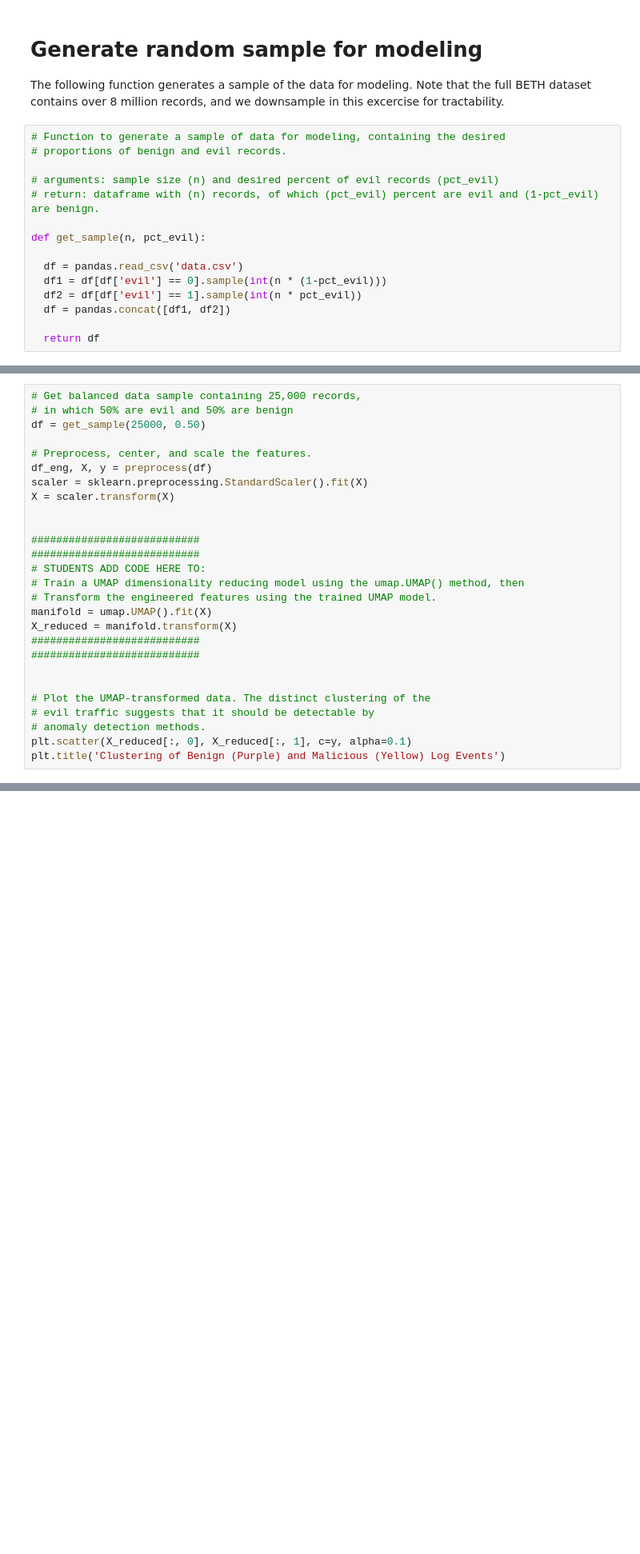
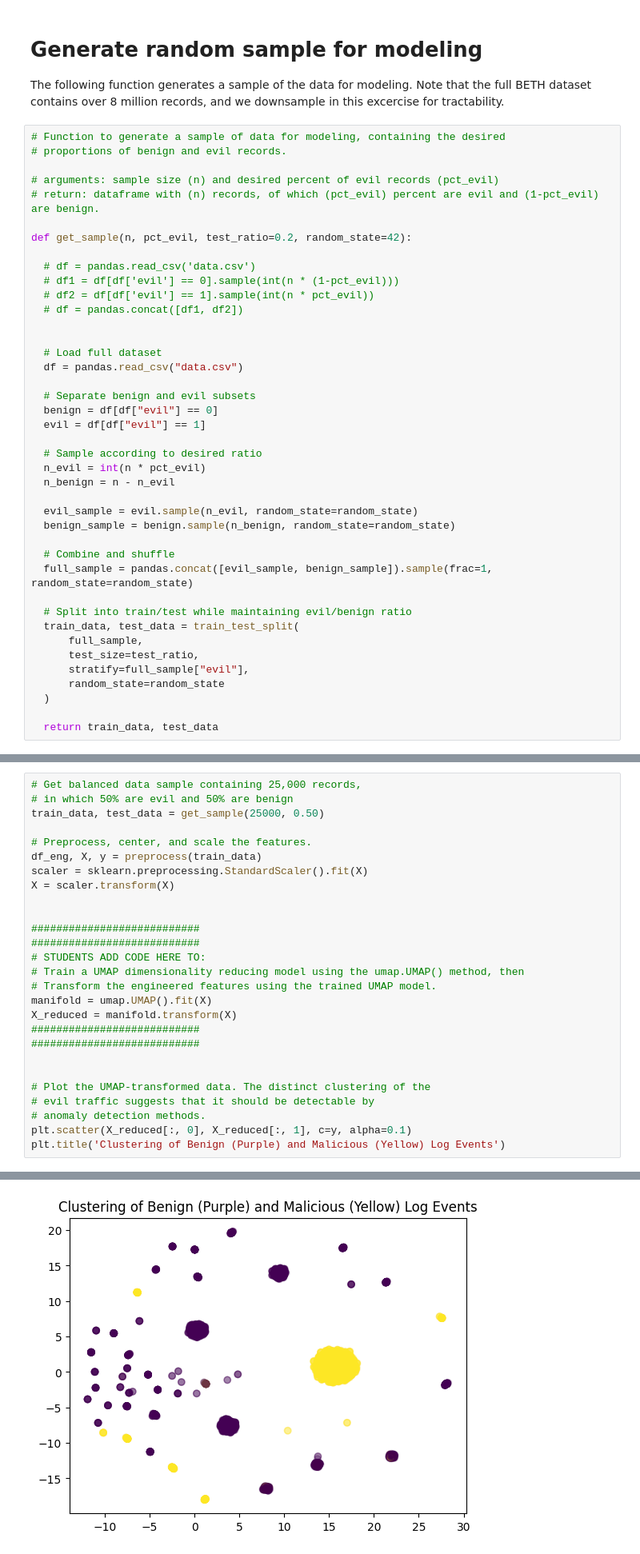
Before and after one commit to dcortese8/InfoSec-World-DS-Lab, a Jupyter notebook: InfoSecWorld_Complete_Notebook.ipynb, the cells around one changed output, grey strips where cells are left out. Shown at 80% size. Cells and saved outputs as stored; diff of their text form; blank space fills up the shorter version.

```diff
--- a/InfoSecWorld_Complete_Notebook.ipynb
+++ b/InfoSecWorld_Complete_Notebook.ipynb
@@ -221,14 +283,40 @@ The following function generates a sample of the data for modeling. Note that th
 # arguments: sample size (n) and desired percent of evil records (pct_evil)
 # return: dataframe with (n) records, of which (pct_evil) percent are evil and (1-pct_evil) are benign.
 
-def get_sample(n, pct_evil):
+def get_sample(n, pct_evil, test_ratio=0.2, random_state=42):
 
-  df = pandas.read_csv('data.csv')
-  df1 = df[df['evil'] == 0].sample(int(n * (1-pct_evil)))
-  df2 = df[df['evil'] == 1].sample(int(n * pct_evil))
-  df = pandas.concat([df1, df2])
+  # df = pandas.read_csv('data.csv')
+  # df1 = df[df['evil'] == 0].sample(int(n * (1-pct_evil)))
+  # df2 = df[df['evil'] == 1].sample(int(n * pct_evil))
+  # df = pandas.concat([df1, df2])
 
-  return df
+
+  # Load full dataset
+  df = pandas.read_csv("data.csv")
+
+  # Separate benign and evil subsets
+  benign = df[df["evil"] == 0]
+  evil = df[df["evil"] == 1]
+
+  # Sample according to desired ratio
+  n_evil = int(n * pct_evil)
+  n_benign = n - n_evil
+
+  evil_sample = evil.sample(n_evil, random_state=random_state)
+  benign_sample = benign.sample(n_benign, random_state=random_state)
+
+  # Combine and shuffle
+  full_sample = pandas.concat([evil_sample, benign_sample]).sample(frac=1, random_state=random_state)
+
+  # Split into train/test while maintaining evil/benign ratio
+  train_data, test_data = train_test_split(
+      full_sample,
+      test_size=test_ratio,
+      stratify=full_sample["evil"],
+      random_state=random_state
+  )
+
+  return train_data, test_data
 # %% [markdown]
 # Dimensionality reduction and visualization
 
@@ -238,10 +326,10 @@ The resulting plot shows that both benign (purpol) and malicious records (yellow
 # %%
 # Get balanced data sample containing 25,000 records,
 # in which 50% are evil and 50% are benign
-df = get_sample(25000, 0.50)
+train_data, test_data = get_sample(25000, 0.50)
 
 # Preprocess, center, and scale the features.
-df_eng, X, y = preprocess(df)
+df_eng, X, y = preprocess(train_data)
 scaler = sklearn.preprocessing.StandardScaler().fit(X)
 X = scaler.transform(X)
 
@@ -262,3 +350,4 @@ X_reduced = manifold.transform(X)
 # anomaly detection methods.
 plt.scatter(X_reduced[:, 0], X_reduced[:, 1], c=y, alpha=0.1)
 plt.title('Clustering of Benign (Purple) and Malicious (Yellow) Log Events')
+# %% [output]
@@ -265,3 +355,4 @@ plt.title('Clustering of Benign (Purple) and Malicious (Yellow) Log Events')
+[figure, added]
 # %% [markdown]
 # Anomaly detection
 
```
Also changed, not shown: parts of 11 cells of this notebook.
